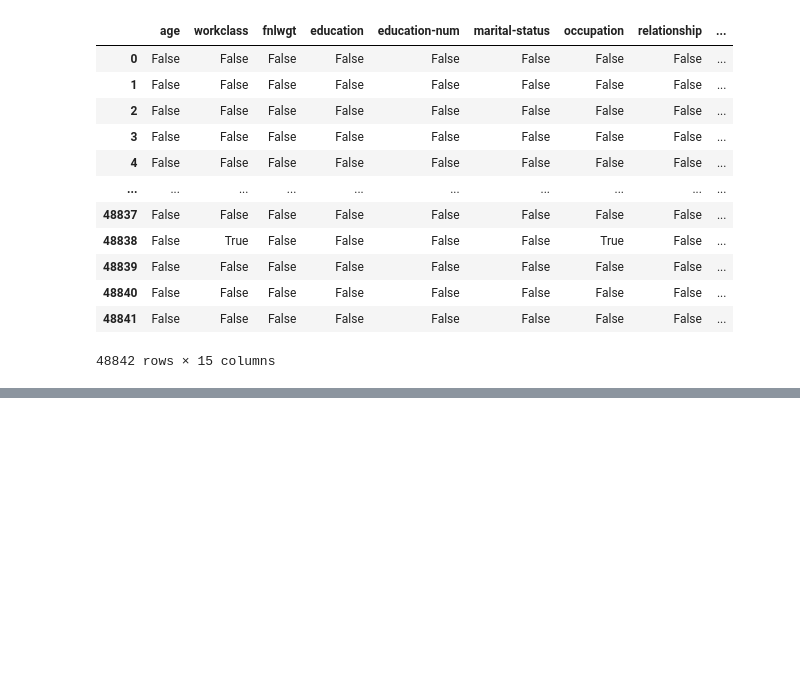
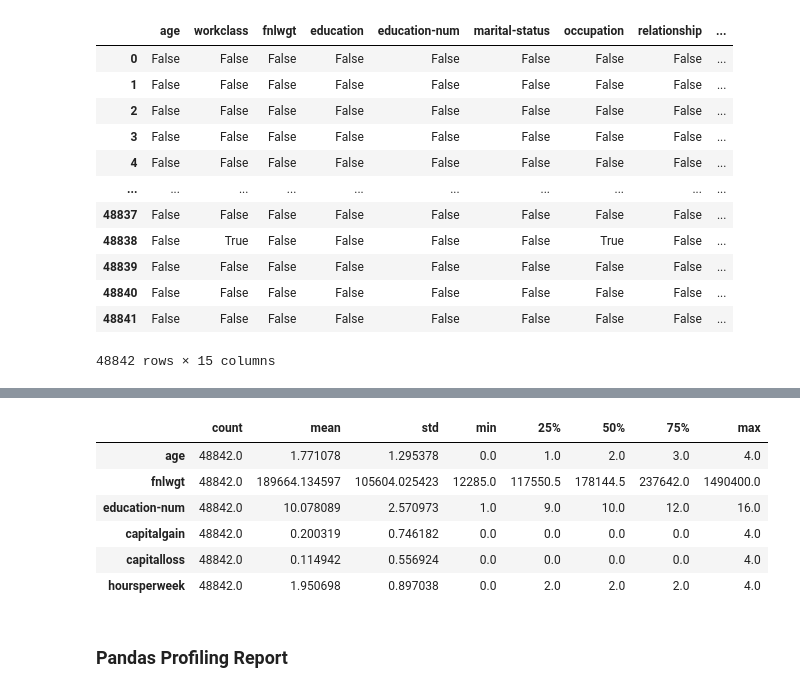
Before and after one commit to LennartRes/Abschlussarbeit, a Jupyter notebook: data.ipynb, the cells around one changed output, grey strips where cells are left out. Saved outputs shown, nothing was run; the diff lists cells and outputs as text; code cells hidden in the pictures; blank space fills up the shorter version.

Commit message:
profiling report

```diff
--- a/data.ipynb
+++ b/data.ipynb
@@ -51,3 +74,15 @@ df_raw.head()
 | 2 | 2 | Private | 215646 | HS-grad | 9 | Divorced | Handlers-cleaners | Not-in-family | ... |
 | 3 | 3 | Private | 234721 | 11th | 7 | Married-civ-spouse | Handlers-cleaners | Husband | ... |
 | 4 | 1 | Private | 338409 | Bachelors | 13 | Married-civ-spouse | Prof-specialty | Wife | ... |
+# %%
+df_raw.describe().T
+# %% [output]
+|  | count | mean | std | min | 25% | 50% | 75% | max |
+| age | 48842.0 | 1.771078 | 1.295378 | 0.0 | 1.0 | 2.0 | 3.0 | 4.0 |
+| fnlwgt | 48842.0 | 189664.134597 | 105604.025423 | 12285.0 | 117550.5 | 178144.5 | 237642.0 | 1490400.0 |
+| education-num | 48842.0 | 10.078089 | 2.570973 | 1.0 | 9.0 | 10.0 | 12.0 | 16.0 |
+| capitalgain | 48842.0 | 0.200319 | 0.746182 | 0.0 | 0.0 | 0.0 | 0.0 | 4.0 |
+| capitalloss | 48842.0 | 0.114942 | 0.556924 | 0.0 | 0.0 | 0.0 | 0.0 | 4.0 |
+| hoursperweek | 48842.0 | 1.950698 | 0.897038 | 0.0 | 2.0 | 2.0 | 2.0 | 4.0 |
+# %% [markdown]
+### Pandas Profiling Report
```
Also changed, not shown: parts of 4 cells of this notebook.
